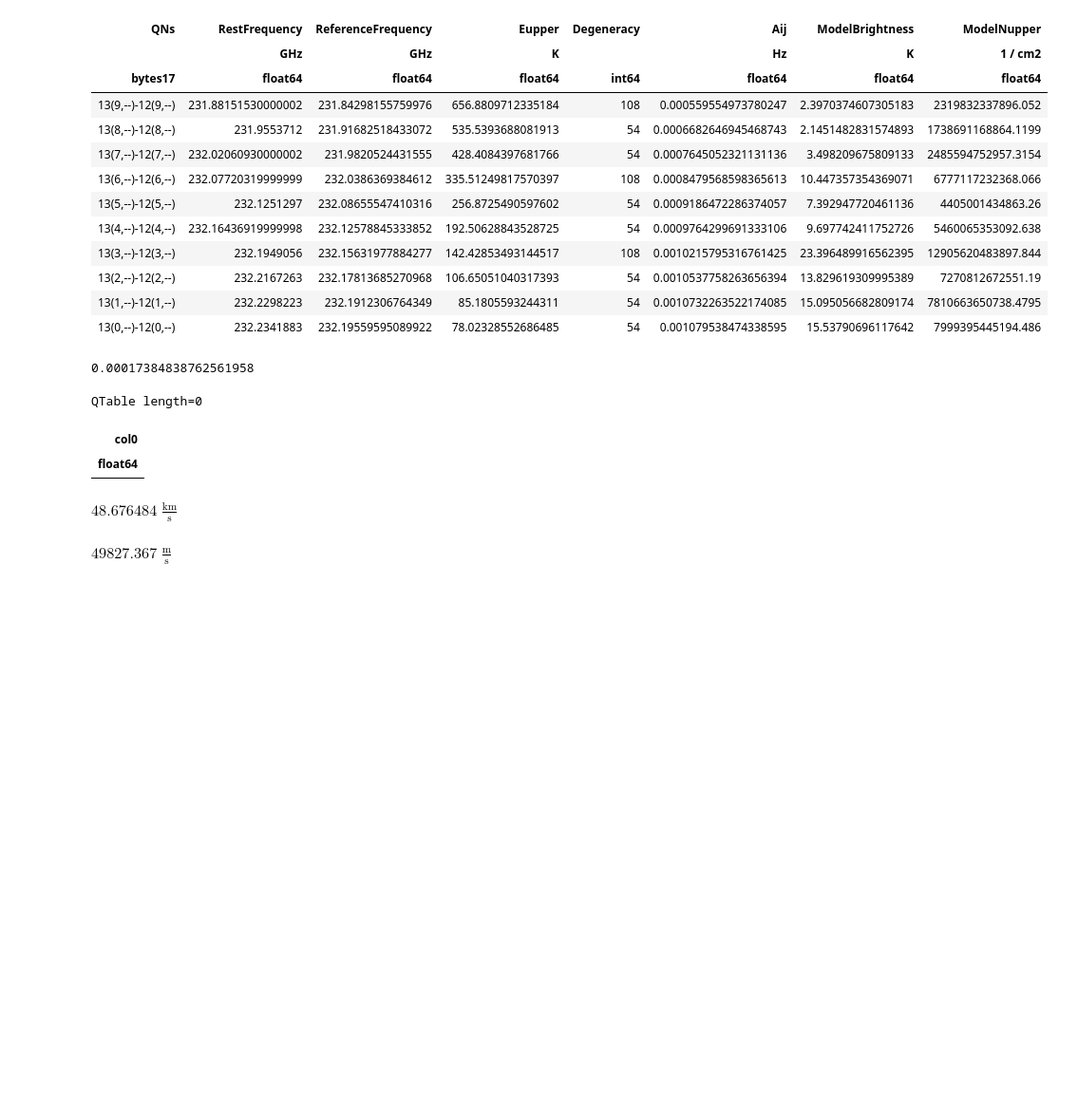
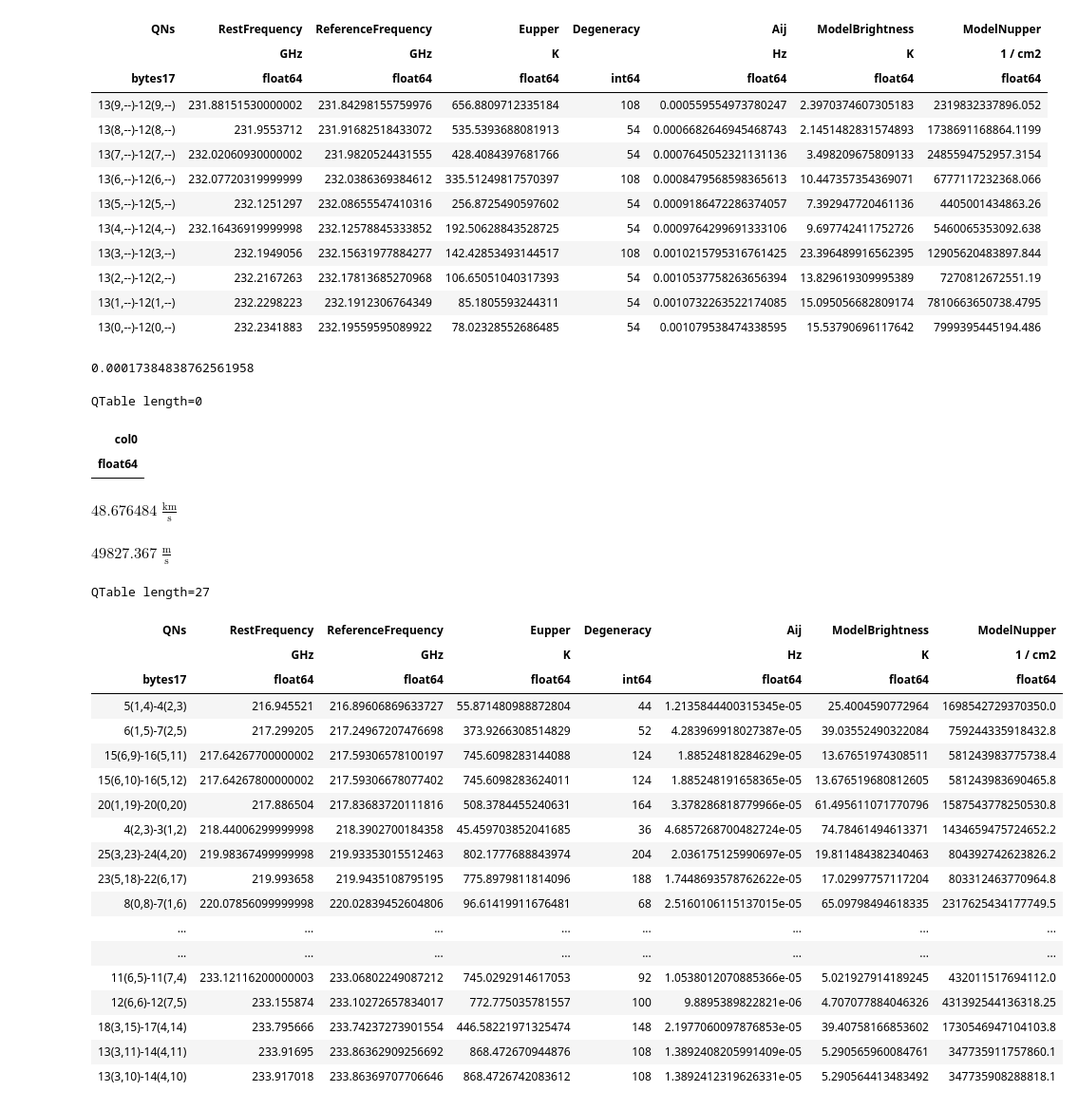
Before and after one commit to djeff1887/SgrB2DS_COMWorkspace, a Jupyter notebook: scripts/runsyntheticspectra.ipynb, the cells around one changed output. Shown at 95% size. Saved outputs shown, nothing was run; the diff lists cells and outputs as text; code cells hidden in the pictures; blank space fills up the shorter version.

```diff
--- a/scripts/runsyntheticspectra.ipynb
+++ b/scripts/runsyntheticspectra.ipynb
@@ -187,3 +187,30 @@ $48.676484 \; \mathrm{\frac{km}{s}}$
 z_vel
 # %% [output]
 $49827.367 \; \mathrm{\frac{m}{s}}$
+# %%
+from astropy.table import QTable
+
+a='/blue/adamginsburg/d.jeff/SgrB2DS_COMAnalysis/linemodels/firstrelease/SgrB2S/CH3OH.fits'
+b=QTable.read(a)
+b
+# %% [output]
+QTable length=27
+| QNs | RestFrequency | ReferenceFrequency | Eupper | Degeneracy | Aij | ModelBrightness | ModelNupper |
+|  | GHz | GHz | K |  | Hz | K | 1 / cm2 |
+| bytes17 | float64 | float64 | float64 | int64 | float64 | float64 | float64 |
+| 5(1,4)-4(2,3) | 216.945521 | 216.89606869633727 | 55.871480988872804 | 44 | 1.2135844400315345e-05 | 25.4004590772964 | 1698542729370350.0 |
+| 6(1,5)-7(2,5) | 217.299205 | 217.24967207476698 | 373.9266308514829 | 52 | 4.283969918027387e-05 | 39.03552490322084 | 759244335918432.8 |
+| 15(6,9)-16(5,11) | 217.64267700000002 | 217.59306578100197 | 745.6098283144088 | 124 | 1.88524818284629e-05 | 13.67651974308511 | 581243983775738.4 |
+| 15(6,10)-16(5,12) | 217.64267800000002 | 217.59306678077402 | 745.6098283624011 | 124 | 1.885248191658365e-05 | 13.676519680812605 | 581243983690465.8 |
+| 20(1,19)-20(0,20) | 217.886504 | 217.83683720111816 | 508.3784455240631 | 164 | 3.378286818779966e-05 | 61.495611071770796 | 1587543778250530.8 |
+| 4(2,3)-3(1,2) | 218.44006299999998 | 218.3902700184358 | 45.459703852041685 | 36 | 4.6857268700482724e-05 | 74.78461494613371 | 1434659475724652.2 |
+| 25(3,23)-24(4,20) | 219.98367499999998 | 219.93353015512463 | 802.1777688843974 | 204 | 2.036175125990697e-05 | 19.811484382340463 | 804392742623826.2 |
+| 23(5,18)-22(6,17) | 219.993658 | 219.9435108795195 | 775.8979811814096 | 188 | 1.7448693578762622e-05 | 17.02997757117204 | 803312463770964.8 |
+| 8(0,8)-7(1,6) | 220.07856099999998 | 220.02839452604806 | 96.61419911676481 | 68 | 2.5160106115137015e-05 | 65.09798494618335 | 2317625434177749.5 |
+| ... | ... | ... | ... | ... | ... | ... | ... |
+| ... | ... | ... | ... | ... | ... | ... | ... |
+| 11(6,5)-11(7,4) | 233.12116200000003 | 233.06802249087212 | 745.0292914617053 | 92 | 1.0538012070885366e-05 | 5.021927914189245 | 432011517694112.0 |
+| 12(6,6)-12(7,5) | 233.155874 | 233.10272657834017 | 772.775035781557 | 100 | 9.8895389822821e-06 | 4.707077884046326 | 431392544136318.25 |
+| 18(3,15)-17(4,14) | 233.795666 | 233.74237273901554 | 446.58221971325474 | 148 | 2.1977060097876853e-05 | 39.40758166853602 | 1730546947104103.8 |
+| 13(3,11)-14(4,11) | 233.91695 | 233.86362909256692 | 868.472670944876 | 108 | 1.3892408205991409e-05 | 5.290565960084761 | 347735911757860.1 |
+| 13(3,10)-14(4,10) | 233.917018 | 233.86369707706646 | 868.4726742083612 | 108 | 1.3892412319626331e-05 | 5.290564413483492 | 347735908288818.1 |
```
Also changed, not shown: 5 other files.
